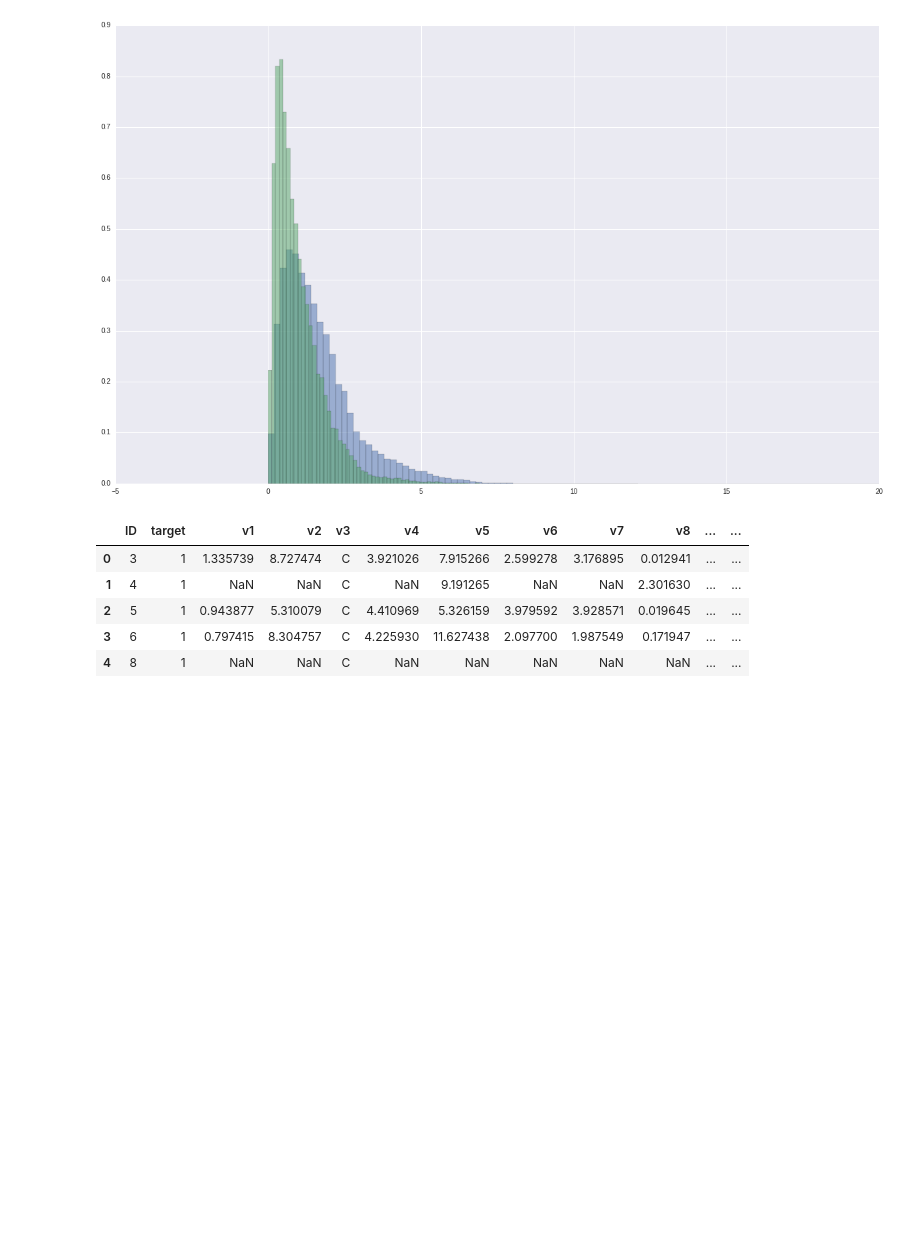
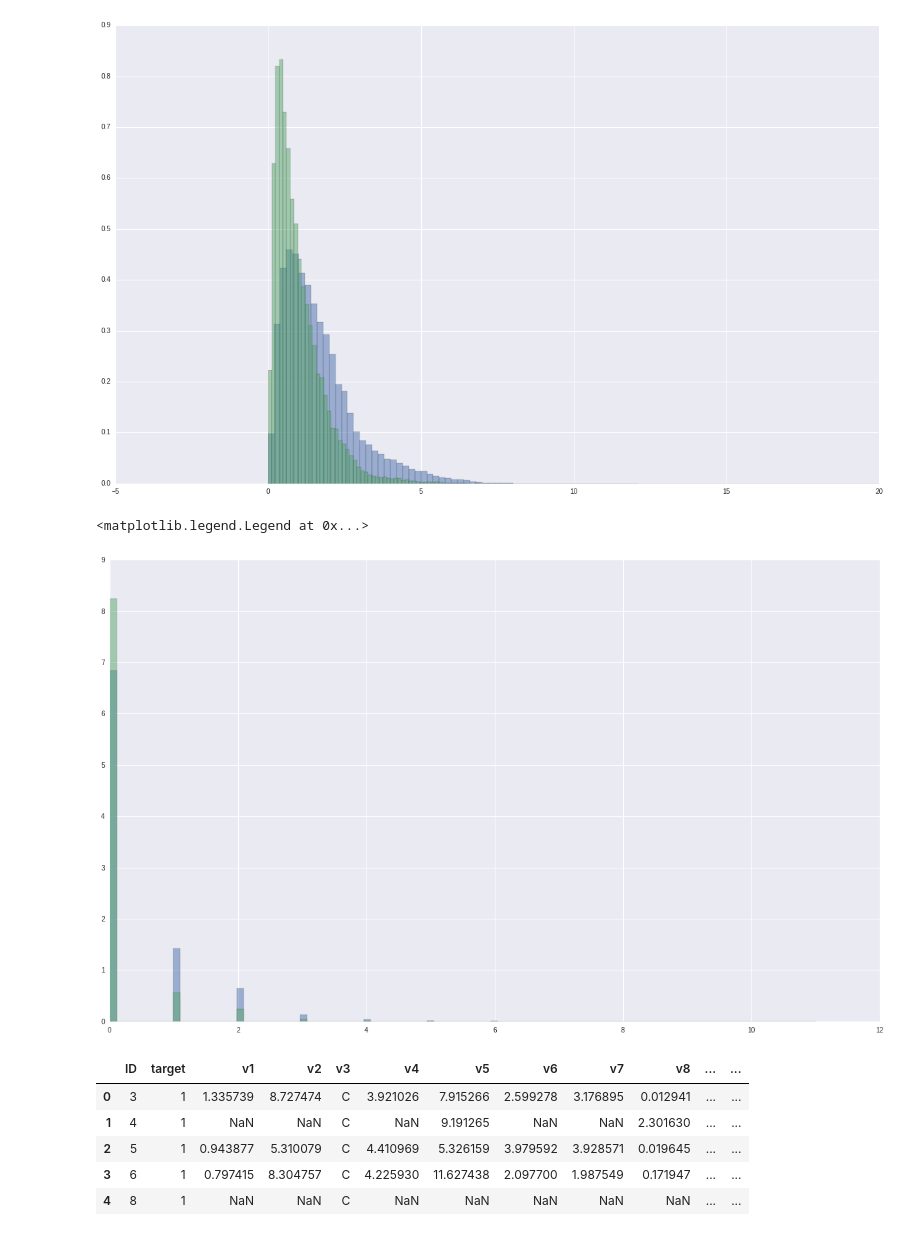
Before and after one commit to han928/kaggle_bnp, a Jupyter notebook: Models_test.ipynb, the cells around one changed output. Saved outputs shown, nothing was run; the diff lists cells and outputs as text; code cells hidden in the pictures; blank space fills up the shorter version.

```diff
--- a/Models_test.ipynb
+++ b/Models_test.ipynb
@@ -138,6 +181,14 @@ ax.legend()
 # %% [output]
 <matplotlib.legend.Legend at 0x...>
 [figure]
+# %%
+fig=plt.figure(figsize=(20,12))
+df[df['target']==1]['v129'].hist(bins=100, label='approved', normed=True, alpha=0.5)
+df[df['target']==0]['v129'].hist(bins=100, label='rejected', normed=True, alpha=0.5)
+ax.legend()
+# %% [output]
+<matplotlib.legend.Legend at 0x...>
+[figure, added]
 # %%
 df.head()
 # %% [output]
```
Also changed, not shown: parts of 10 cells of this notebook, 2 other files.
